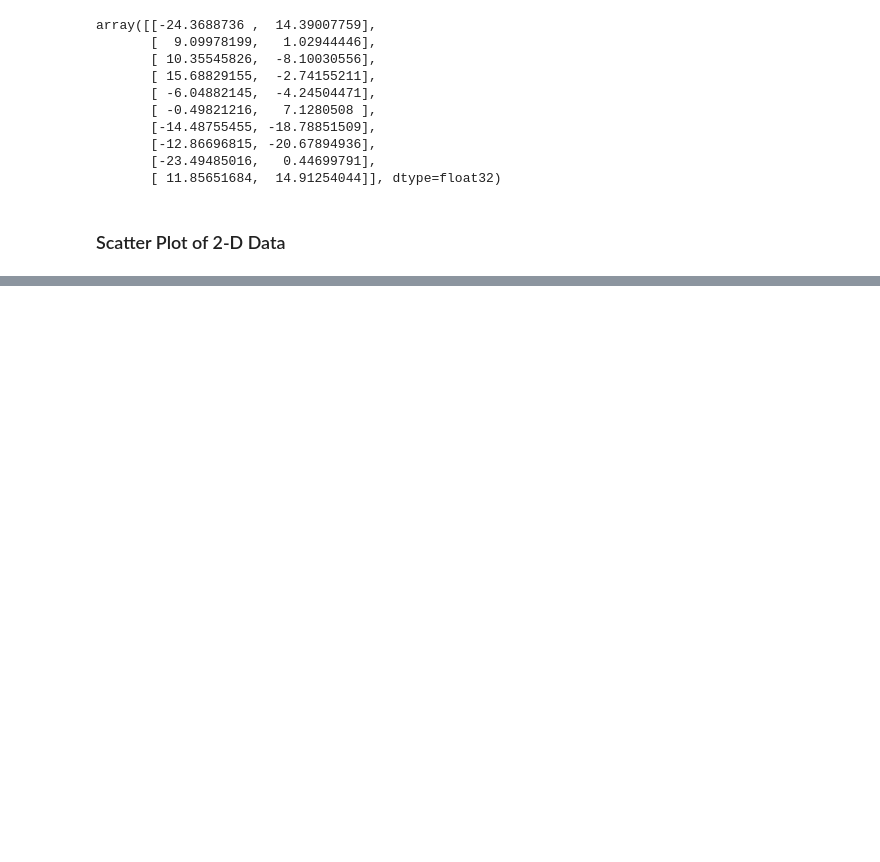
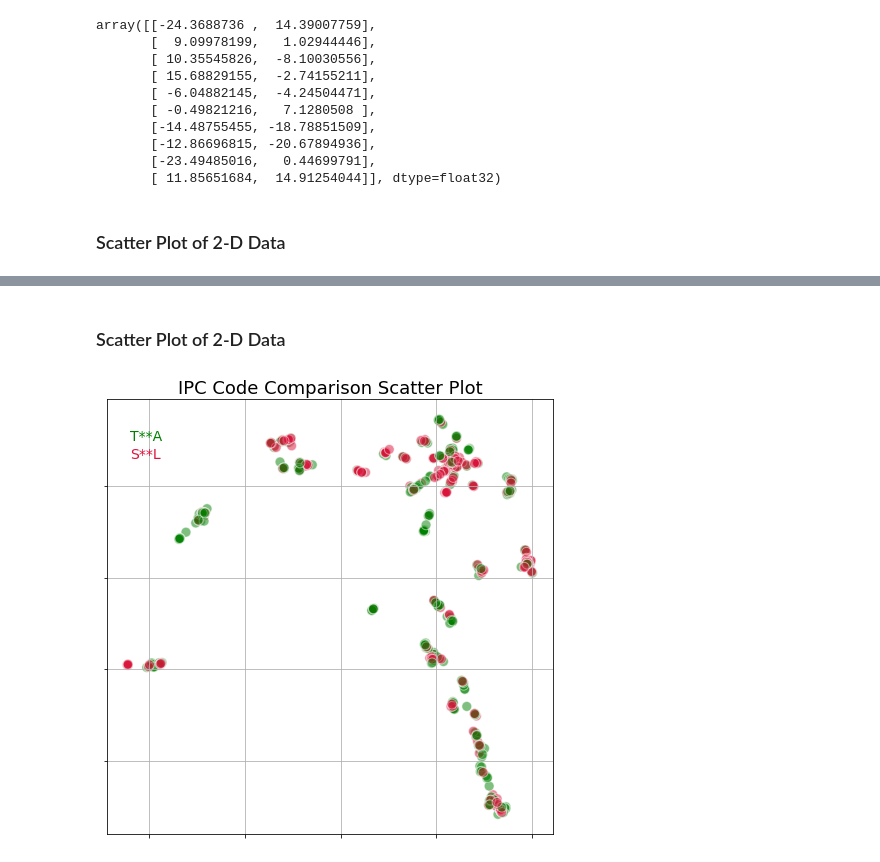
Before and after one commit to sanjaydasgupta/hitchhikers-guide-indian-patent-analytics, a Jupyter notebook: wipo-excel-ipc-scatter-map.ipynb, the cells around one changed output, grey strips where cells are left out. Drawn from its saved outputs; the diff is of its cells as text; code cells hidden in the pictures; blank space fills up the shorter version.

```diff
--- a/wipo-excel-ipc-scatter-map.ipynb
+++ b/wipo-excel-ipc-scatter-map.ipynb
@@ -280,0 +264,6 @@ None
+# %%
+import umap
+
+umap2d = umap.UMAP().fit_transform(tf)
+
+print('Rows: %d, Features: %d' % umap2d.shape)
@@ -281,3 +285,23 @@ None
+# %% [markdown]
+### Scatter Plot of 2-D Data
+# %%
+color1 = 'green'
+color2 = 'crimson'
+umap_df = pd.DataFrame(umap2d, columns=['x', 'y'])
+colors = np.where(df['company'] == 'TATA', color1, color2)
+ax = umap_df.plot.scatter(x='x', y='y', figsize=(8, 8), grid=True,
+   alpha=0.5, color=colors, edgecolors='white', s=96)
+ax.set_xlabel('')
+ax.set_ylabel('')
+ax.text(-11, 7.5, 'T**A', color=color1, fontsize=14)
+ax.text(-11, 6.5, 'S**L', color=color2, fontsize=14)
+ax.set_title('IPC Code Comparison Scatter Plot', fontsize=18)
+ax.set_xticklabels(['' for i in range(6)])
+ax.set_yticklabels(['' for i in range(7)])
+plt.savefig('ipc-scatter-umap.png')
+None
+# %% [output]
+[figure, added]
 # %% [markdown]
 # (Draft) The Example Project
 
```
Also changed, not shown: parts of 18 cells of this notebook, 3 other files.
